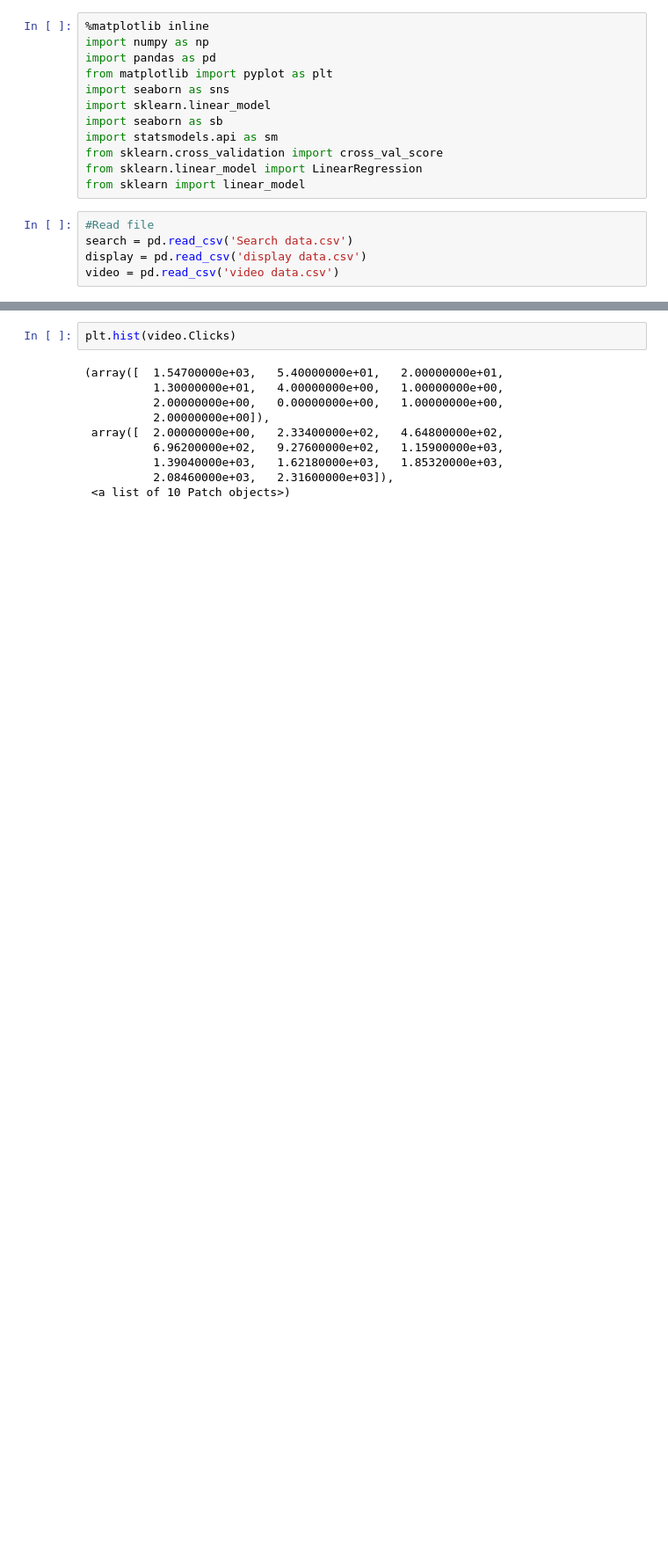
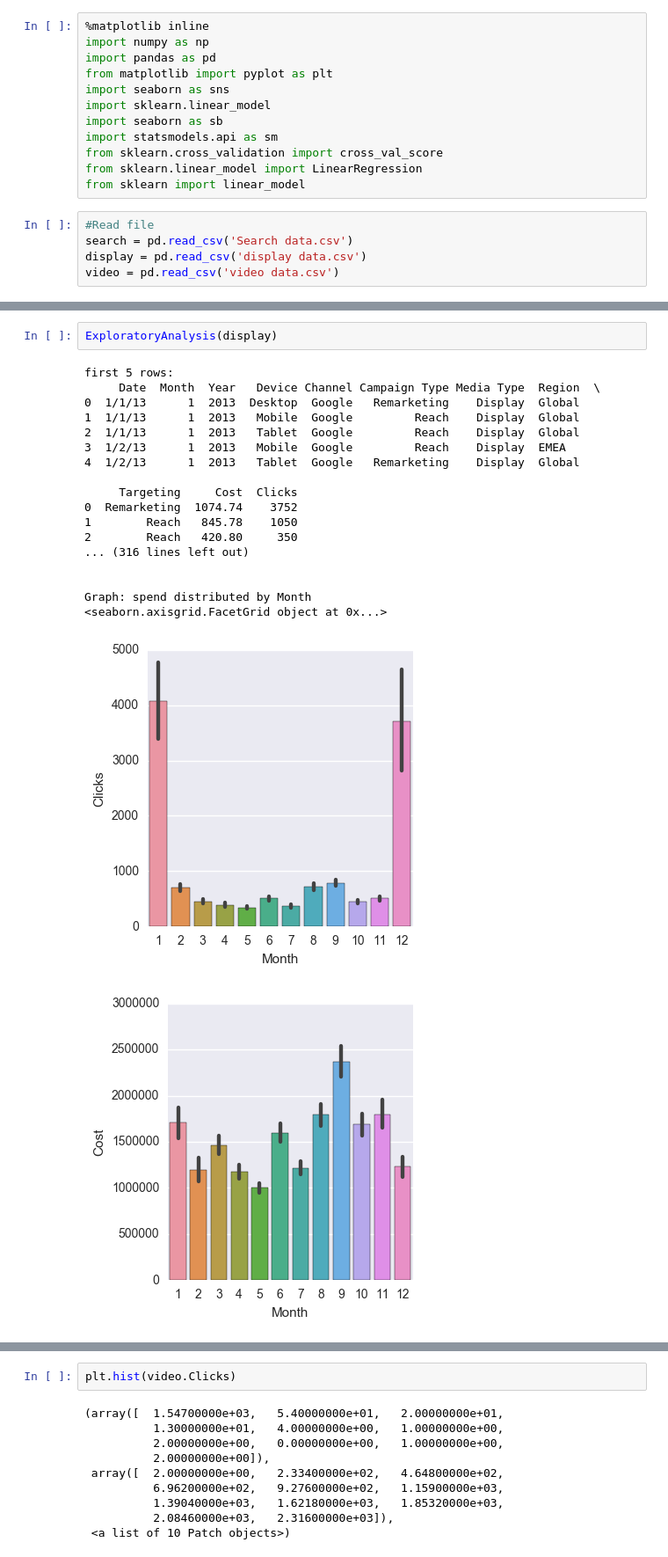
Before and after one commit to ngocdhoang/DS-FinalProject, a Jupyter notebook: Ngoc Hoang - Final Project.ipynb, the cells around one changed output, grey strips where cells are left out. Shown: that part at 88% size. Cells and saved outputs as stored; diff of their text form; blank space fills up the shorter version.

```diff
--- a/Ngoc Hoang - Final Project.ipynb
+++ b/Ngoc Hoang - Final Project.ipynb
@@ -29 +29,23 @@ def ExploratoryAnalysis(data):
     print "Graph: spend distributed by Month \n" +  str(sb.factorplot( x='Month', y='Cost', data=data, kind='bar', estimator = sum)) + "\n\n"
+# %%
+ExploratoryAnalysis(display)
+# %% [output]
+first 5 rows:
+     Date  Month  Year   Device Channel Campaign Type Media Type  Region  \
+0  1/1/13      1  2013  Desktop  Google   Remarketing    Display  Global
+1  1/1/13      1  2013   Mobile  Google         Reach    Display  Global
+2  1/1/13      1  2013   Tablet  Google         Reach    Display  Global
+3  1/2/13      1  2013   Mobile  Google         Reach    Display  EMEA
+4  1/2/13      1  2013   Tablet  Google   Remarketing    Display  Global
+
+     Targeting     Cost  Clicks
+0  Remarketing  1074.74    3752
+1        Reach   845.78    1050
+2        Reach   420.80     350
+... (316 lines left out)
+
+
+Graph: spend distributed by Month
+<seaborn.axisgrid.FacetGrid object at 0x...>
+[figure, added]
+[figure, added]
```
Also changed, not shown: parts of 26 cells of this notebook, 4 other files.
